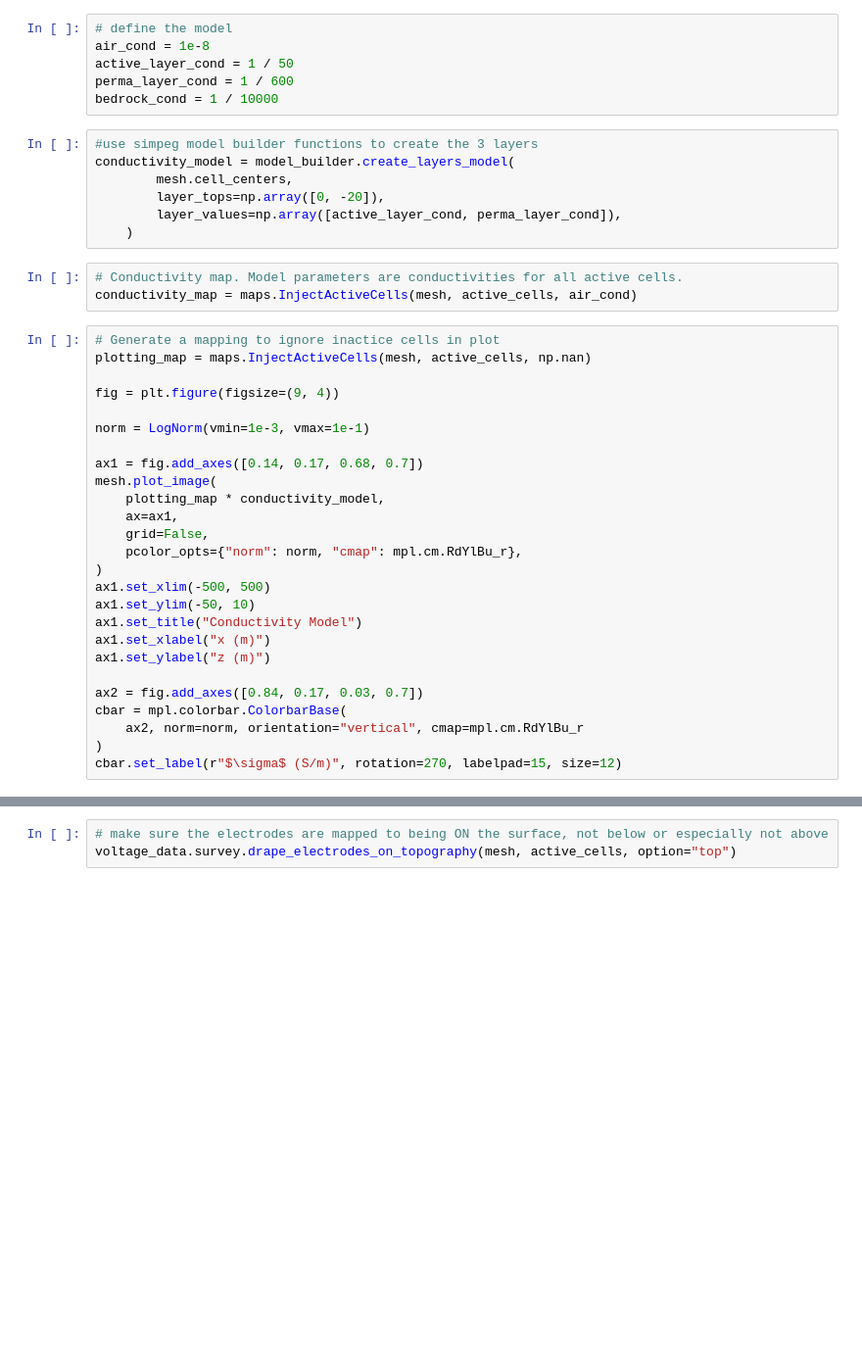
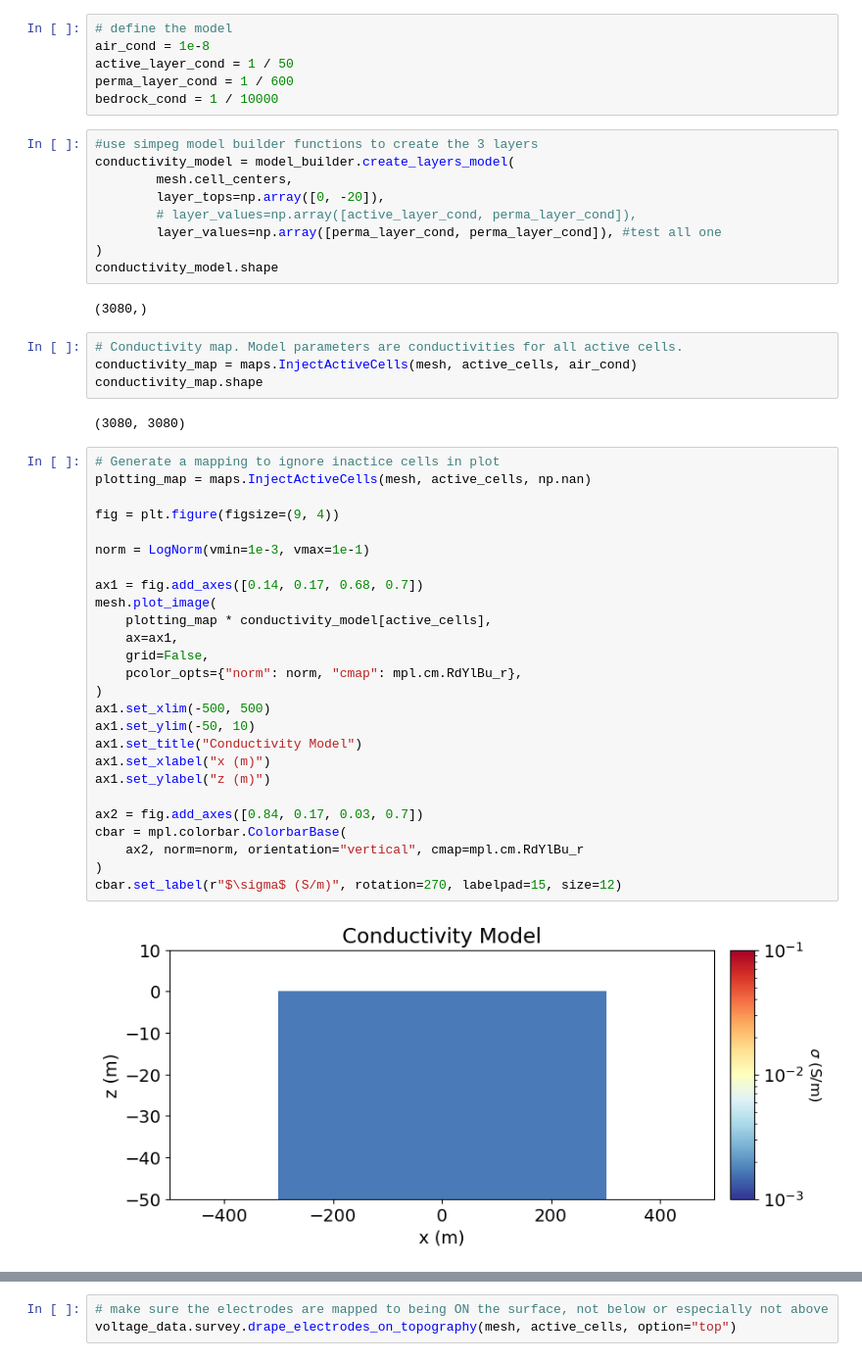
Before and after one commit to CaraBGJames/eosc-556-project, a Jupyter notebook: inversion_testing_permafrost.ipynb, the cells around one changed output, grey strips where cells are left out. Shown: that part at 98% size. Saved outputs shown, nothing was run; the diff lists cells and outputs as text; blank space fills up the shorter version.

```diff
--- a/inversion_testing_permafrost.ipynb
+++ b/inversion_testing_permafrost.ipynb
@@ -443,34 +525,43 @@ bedrock_cond = 1 / 10000
 conductivity_model = model_builder.create_layers_model(
         mesh.cell_centers,
         layer_tops=np.array([0, -20]),
-        layer_values=np.array([active_layer_cond, perma_layer_cond]),
-    )
+        # layer_values=np.array([active_layer_cond, perma_layer_cond]),
+        layer_values=np.array([perma_layer_cond, perma_layer_cond]), #test all one
+)
+conductivity_model.shape
+# %% [output]
+(3080,)
 # %%
 # Conductivity map. Model parameters are conductivities for all active cells.
 conductivity_map = maps.InjectActiveCells(mesh, active_cells, air_cond)
+conductivity_map.shape
+# %% [output]
+(3080, 3080)
 # %%
 # Generate a mapping to ignore inactice cells in plot
 plotting_map = maps.InjectActiveCells(mesh, active_cells, np.nan)
 
 fig = plt.figure(figsize=(9, 4))
 
 norm = LogNorm(vmin=1e-3, vmax=1e-1)
 
 ax1 = fig.add_axes([0.14, 0.17, 0.68, 0.7])
 mesh.plot_image(
-    plotting_map * conductivity_model,
+    plotting_map * conductivity_model[active_cells],
     ax=ax1,
     grid=False,
     pcolor_opts={"norm": norm, "cmap": mpl.cm.RdYlBu_r},
 )
 ax1.set_xlim(-500, 500)
 ax1.set_ylim(-50, 10)
 ax1.set_title("Conductivity Model")
 ax1.set_xlabel("x (m)")
 ax1.set_ylabel("z (m)")
 
 ax2 = fig.add_axes([0.84, 0.17, 0.03, 0.7])
 cbar = mpl.colorbar.ColorbarBase(
     ax2, norm=norm, orientation="vertical", cmap=mpl.cm.RdYlBu_r
 )
 cbar.set_label(r"$\sigma$ (S/m)", rotation=270, labelpad=15, size=12)
+# %% [output]
+[figure, added]
```
Also changed, not shown: parts of 21 cells of this notebook.
